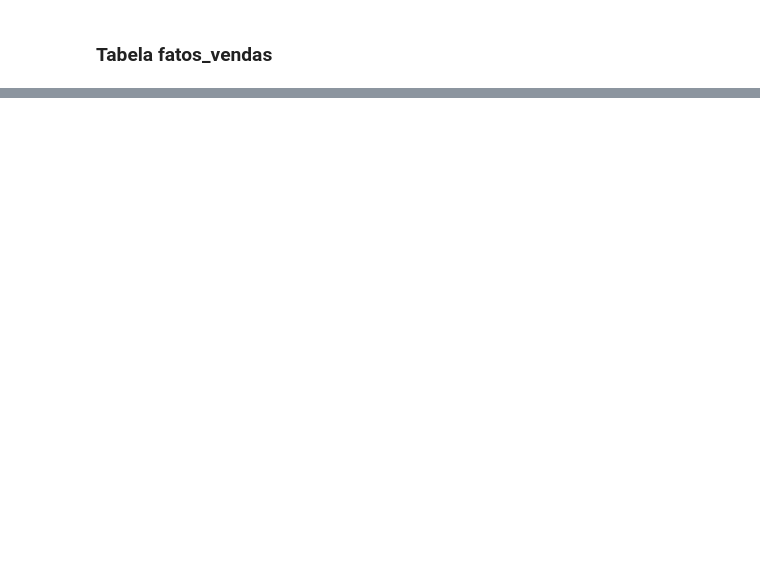
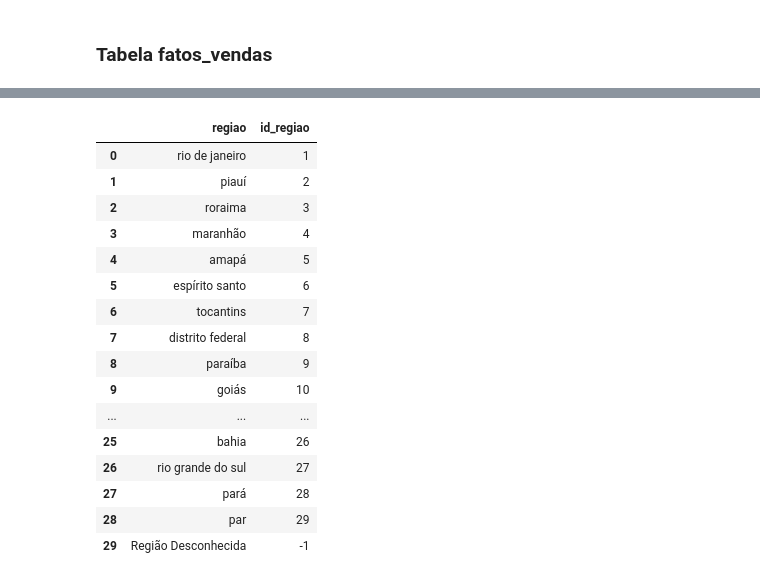
Before and after one commit to danielberg3/dw-global-retail, a Jupyter notebook: etl.ipynb, the cells around one changed output, grey strips where cells are left out. Drawn from its saved outputs; the diff is of its cells as text; code cells hidden in the pictures; blank space fills up the shorter version.

```diff
--- a/etl.ipynb
+++ b/etl.ipynb
@@ -186,6 +145,27 @@ df_localidade['id_estado'] = pd.factorize(df_localidade['estado'])[0] + 1
 dim_cidade = df_localidade[['cidade', 'id_cidade']].drop_duplicates(subset=['id_cidade'])
 dim_estado = df_localidade[['estado', 'id_estado']].drop_duplicates(subset=['id_estado'])
 dim_regiao = df_localidade[['regiao', 'id_regiao']].drop_duplicates(subset=['id_regiao'])
+
+
+# Criação de registro para cidades, estados e regiões inválidas
+
+registro_cidade_desconhecida = pd.DataFrame({
+    'cidade': ['Cidade Desconhecida'],
+    'id_cidade': [-1]
+})
+dim_cidade = pd.concat([dim_cidade, registro_cidade_desconhecida], ignore_index=True)
+
+registro_estado_desconhecido = pd.DataFrame({
+    'estado': ['Estado Desconhecido'],
+    'id_estado': [-1]
+})
+dim_estado = pd.concat([dim_estado, registro_estado_desconhecido], ignore_index=True)
+
+registro_regiao_desconhecida = pd.DataFrame({
+    'regiao': ['Região Desconhecida'],
+    'id_regiao': [-1]
+})
+dim_regiao = pd.concat([dim_regiao, registro_regiao_desconhecida], ignore_index=True)
 # %% [markdown]
 ### Dimensão Produto
 # %%
@@ -256,0 +655,20 @@ fato_vendas = fato_vendas.drop(['valor_total'], axis='columns')
+# %%
+dim_regiao
+# %% [output]
+|  | regiao | id_regiao |
+| 0 | rio de janeiro | 1 |
+| 1 | piauí | 2 |
+| 2 | roraima | 3 |
+| 3 | maranhão | 4 |
+| 4 | amapá | 5 |
+| 5 | espírito santo | 6 |
+| 6 | tocantins | 7 |
+| 7 | distrito federal | 8 |
+| 8 | paraíba | 9 |
+| 9 | goiás | 10 |
+| ... | ... | ... |
+| 25 | bahia | 26 |
+| 26 | rio grande do sul | 27 |
+| 27 | pará | 28 |
+| 28 | par | 29 |
+| 29 | Região Desconhecida | -1 |
```
Also changed, not shown: parts of 35 cells of this notebook, 1 other file.
